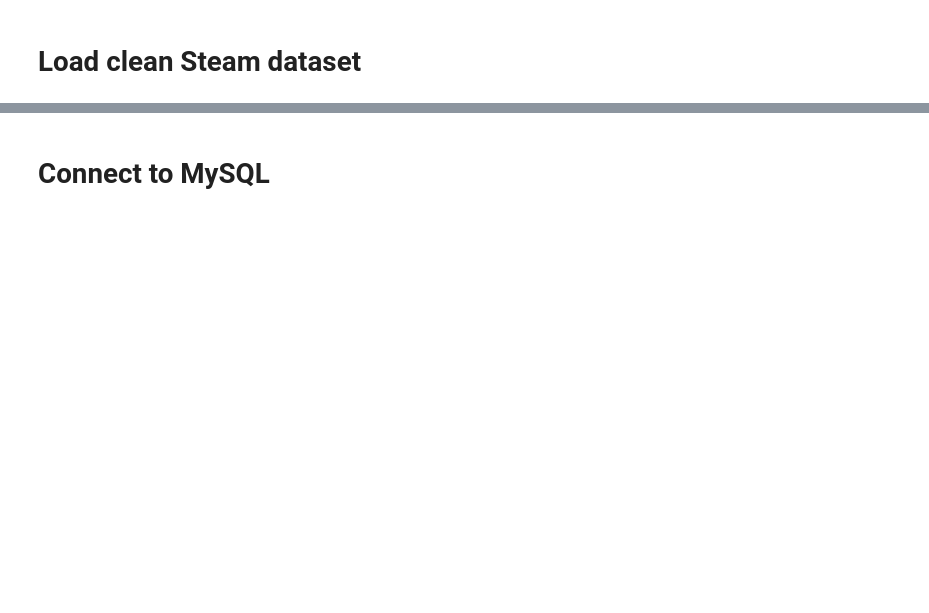
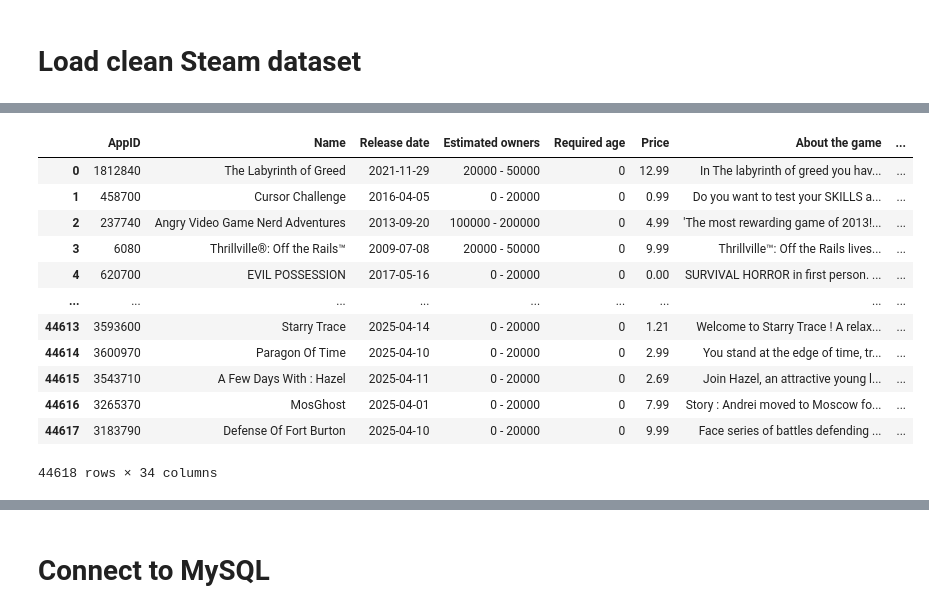
Before and after one commit to JasonCheung01/Steam-Dashboard, a Jupyter notebook: steam_dataset_to_sql.ipynb, the cells around one changed output, grey strips where cells are left out. Saved outputs shown, nothing was run; the diff lists cells and outputs as text; code cells hidden in the pictures; blank space fills up the shorter version.

```diff
--- a/steam_dataset_to_sql.ipynb
+++ b/steam_dataset_to_sql.ipynb
@@ -22,0 +26,18 @@ steam_dataset
+# %%
+steam_dataset_2 = pd.read_csv("steam_dataset_clean_2.csv", compression='gzip')
+steam_dataset_2['Release date'] = pd.to_datetime(steam_dataset_2['Release date'])
+steam_dataset_2
+# %% [output]
+|  | AppID | Name | Release date | Estimated owners | Required age | Price | About the game | ... |
+| 0 | 1812840 | The Labyrinth of Greed | 2021-11-29 | 20000 - 50000 | 0 | 12.99 | In The labyrinth of greed you hav... | ... |
+| 1 | 458700 | Cursor Challenge | 2016-04-05 | 0 - 20000 | 0 | 0.99 | Do you want to test your SKILLS a... | ... |
+| 2 | 237740 | Angry Video Game Nerd Adventures | 2013-09-20 | 100000 - 200000 | 0 | 4.99 | 'The most rewarding game of 2013!... | ... |
+| 3 | 6080 | Thrillville®: Off the Rails™ | 2009-07-08 | 20000 - 50000 | 0 | 9.99 | Thrillville™: Off the Rails lives... | ... |
+| 4 | 620700 | EVIL POSSESSION | 2017-05-16 | 0 - 20000 | 0 | 0.00 | SURVIVAL HORROR in first person. ... | ... |
+| ... | ... | ... | ... | ... | ... | ... | ... | ... |
+| 44613 | 3593600 | Starry Trace | 2025-04-14 | 0 - 20000 | 0 | 1.21 | Welcome to Starry Trace ! A relax... | ... |
+| 44614 | 3600970 | Paragon Of Time | 2025-04-10 | 0 - 20000 | 0 | 2.99 | You stand at the edge of time, tr... | ... |
+| 44615 | 3543710 | A Few Days With : Hazel | 2025-04-11 | 0 - 20000 | 0 | 2.69 | Join Hazel, an attractive young l... | ... |
+| 44616 | 3265370 | MosGhost | 2025-04-01 | 0 - 20000 | 0 | 7.99 | Story : Andrei moved to Moscow fo... | ... |
+| 44617 | 3183790 | Defense Of Fort Burton | 2025-04-10 | 0 - 20000 | 0 | 9.99 | Face series of battles defending ... | ... |
+44618 rows × 34 columns
```
Also changed, not shown: parts of 18 cells of this notebook.
